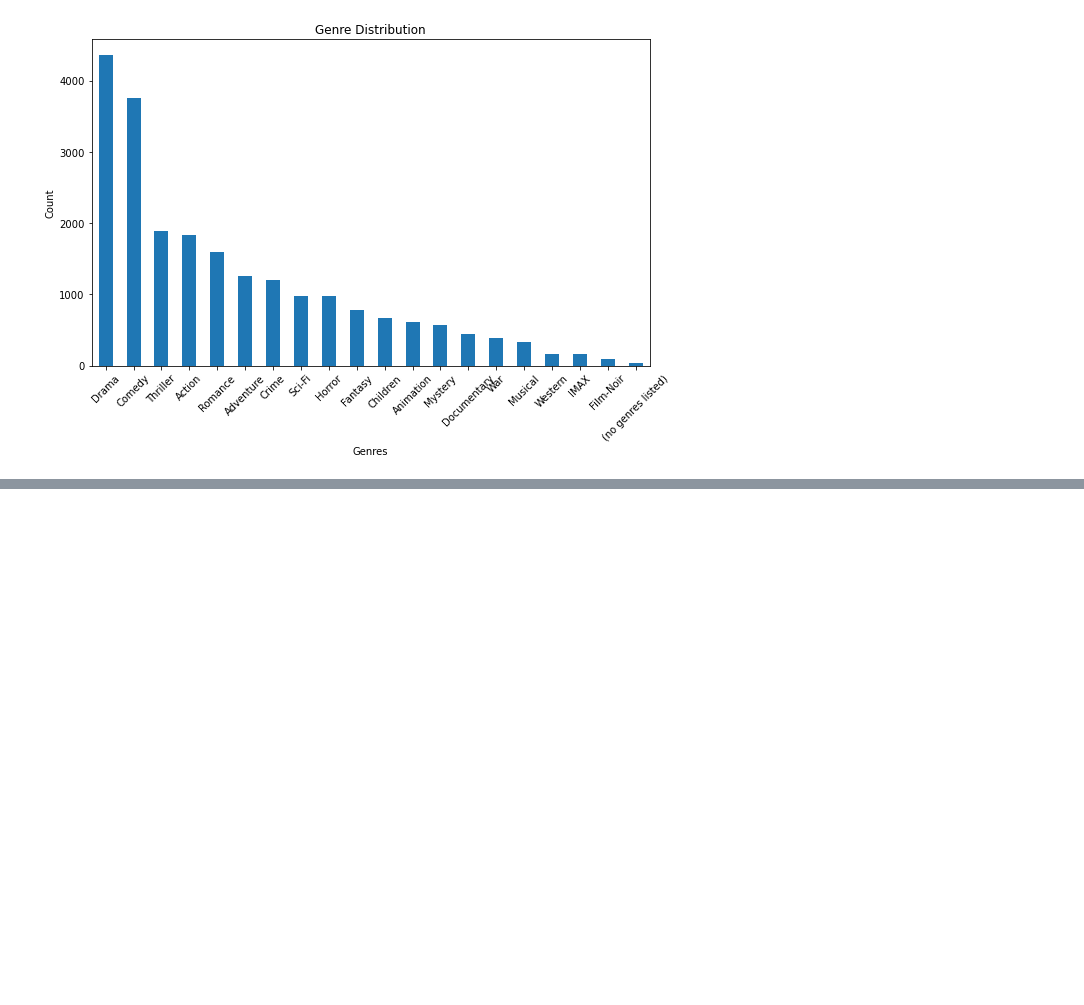
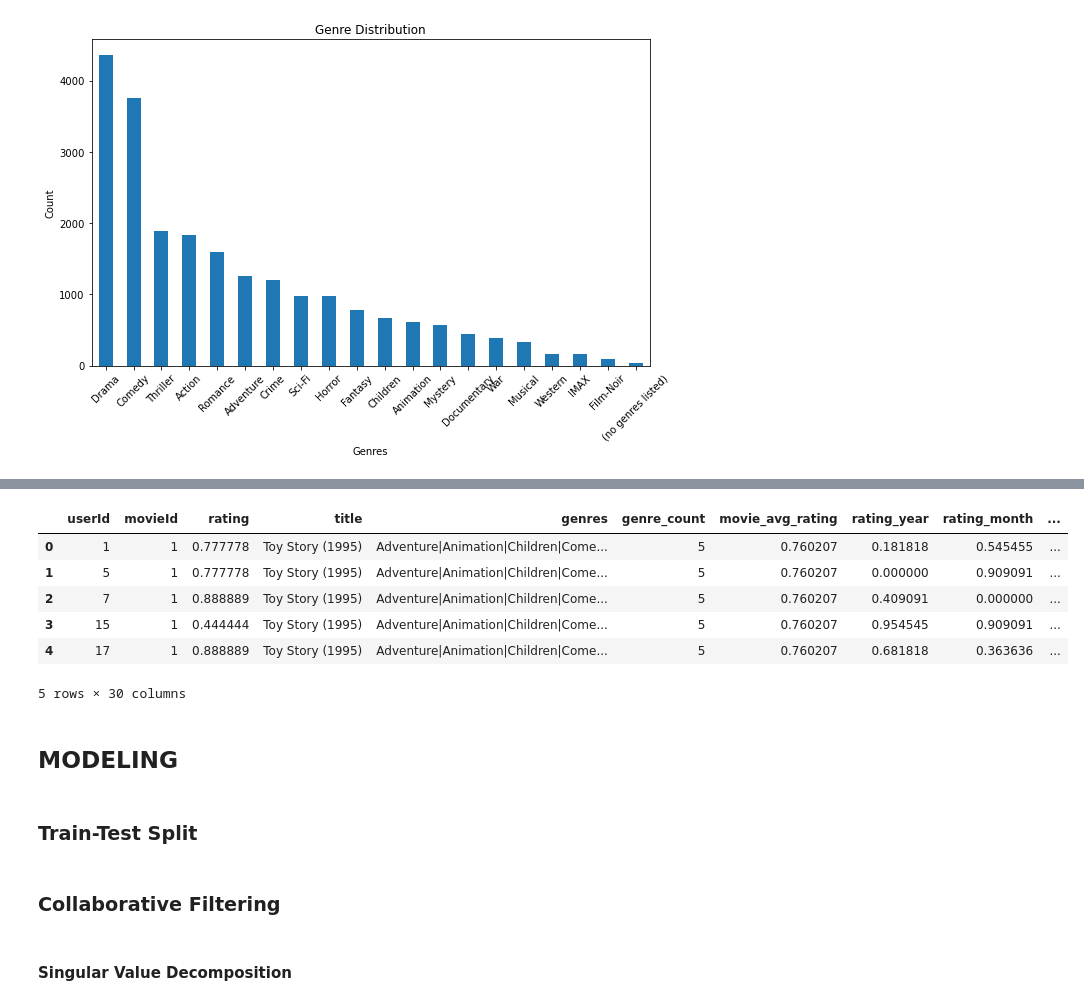
Before and after one commit to FaithMUTIS/Phase-4-group-2-project, a Jupyter notebook: Notebook.ipynb, the cells around one changed output, grey strips where cells are left out. Drawn from its saved outputs; the diff is of its cells as text; code cells hidden in the pictures; blank space fills up the shorter version.

```diff
--- a/Notebook.ipynb
+++ b/Notebook.ipynb
@@ -322,0 +498,13 @@ plt.show()
+# %%
+from sklearn.preprocessing import MinMaxScaler
+
+# Select numeric columns for scaling
+numeric_cols = ['rating', 'user_rating_count', 'user_avg_rating',
+                'movie_rating_count', 'movie_avg_rating',
+                'rating_year', 'rating_month', 'rating_day_of_week'] + list(genres_dummies.columns)
+
+# Initialize the scaler
+scaler = MinMaxScaler()
+
+# Fit and transform the numeric columns
+df[numeric_cols] = scaler.fit_transform(df[numeric_cols])
@@ -322,0 +560,14 @@ plt.show()
+# %%
+df_reduced.head()
+# %% [output]
+|  | userId | movieId | rating | title | genres | genre_count | movie_avg_rating | rating_year | rating_month | ... |
+| 0 | 1 | 1 | 0.777778 | Toy Story (1995) | Adventure|Animation|Children|Come... | 5 | 0.760207 | 0.181818 | 0.545455 | ... |
+| 1 | 5 | 1 | 0.777778 | Toy Story (1995) | Adventure|Animation|Children|Come... | 5 | 0.760207 | 0.000000 | 0.909091 | ... |
+| 2 | 7 | 1 | 0.888889 | Toy Story (1995) | Adventure|Animation|Children|Come... | 5 | 0.760207 | 0.409091 | 0.000000 | ... |
+| 3 | 15 | 1 | 0.444444 | Toy Story (1995) | Adventure|Animation|Children|Come... | 5 | 0.760207 | 0.954545 | 0.909091 | ... |
+| 4 | 17 | 1 | 0.888889 | Toy Story (1995) | Adventure|Animation|Children|Come... | 5 | 0.760207 | 0.681818 | 0.363636 | ... |
+5 rows × 30 columns
+# %% [markdown]
+## MODELING
+# %% [markdown]
+### Train-Test Split
@@ -322,0 +581,4 @@ plt.show()
+# %% [markdown]
+### Collaborative Filtering
+# %% [markdown]
+#### Singular Value Decomposition
```
Also changed, not shown: parts of 53 cells of this notebook.
